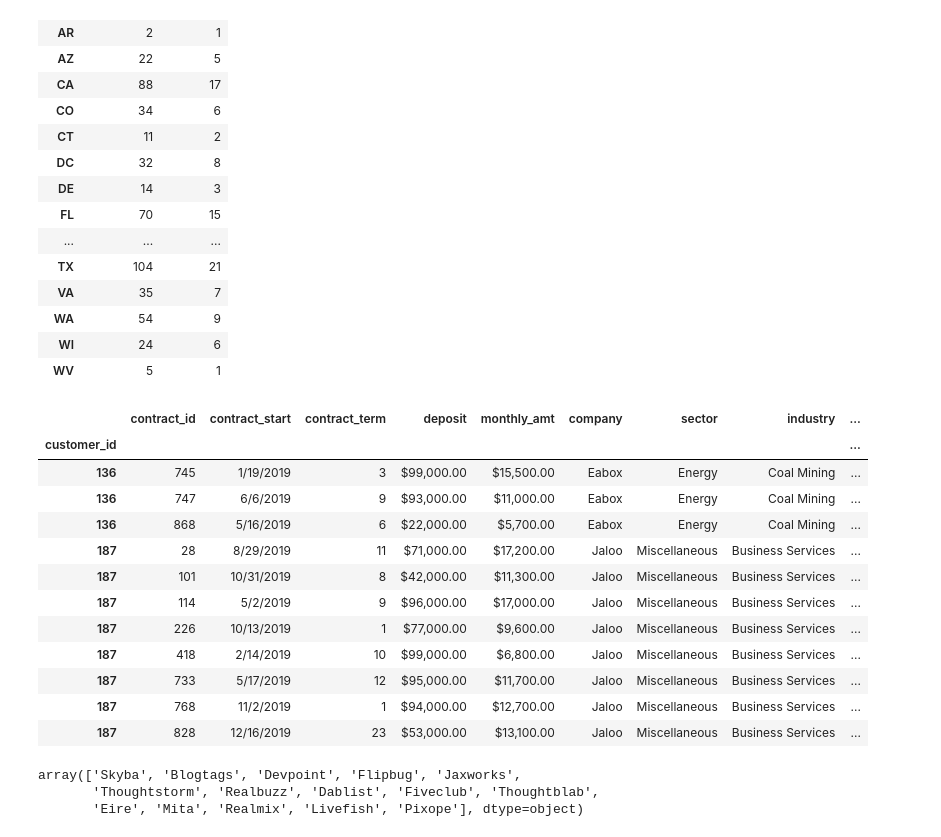
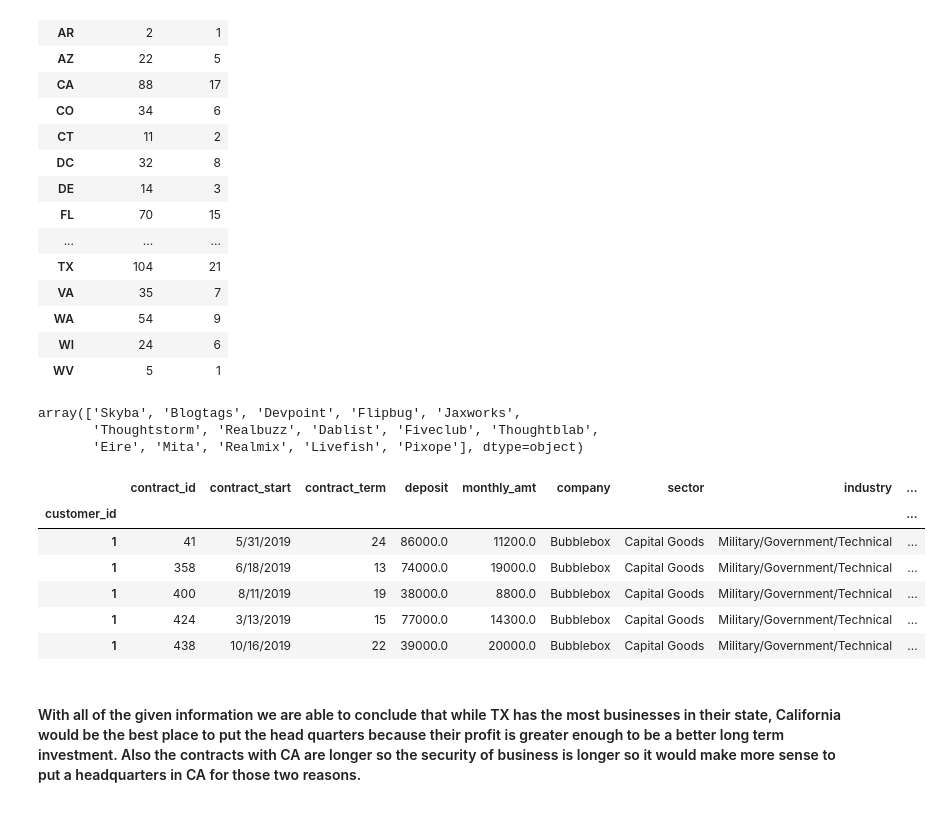
Before and after one commit to sg1180/jupyter_notebooks, a Jupyter notebook: consulting_analysis/notebooks/ind_project.ipynb, the cells around one changed output. Saved outputs shown, nothing was run; the diff lists cells and outputs as text; code cells hidden in the pictures.

```diff
--- a/consulting_analysis/notebooks/ind_project.ipynb
+++ b/consulting_analysis/notebooks/ind_project.ipynb
@@ -95,25 +163,22 @@ df.groupby('state').agg({'contract_id':'count', 'company':pd.Series.nunique})
 | WA | 54 | 9 |
 | WI | 24 | 6 |
 | WV | 5 | 1 |
-# %%
-df.loc[df['state'] == 'CT']
-# %% [output]
-|  | contract_id | contract_start | contract_term | deposit | monthly_amt | company | sector | industry | ... |
-| customer_id |  |  |  |  |  |  |  |  | ... |
-| 136 | 745 | 1/19/2019 | 3 | $99,000.00 | $15,500.00 | Eabox | Energy | Coal Mining | ... |
-| 136 | 747 | 6/6/2019 | 9 | $93,000.00 | $11,000.00 | Eabox | Energy | Coal Mining | ... |
-| 136 | 868 | 5/16/2019 | 6 | $22,000.00 | $5,700.00 | Eabox | Energy | Coal Mining | ... |
-| 187 | 28 | 8/29/2019 | 11 | $71,000.00 | $17,200.00 | Jaloo | Miscellaneous | Business Services | ... |
-| 187 | 101 | 10/31/2019 | 8 | $42,000.00 | $11,300.00 | Jaloo | Miscellaneous | Business Services | ... |
-| 187 | 114 | 5/2/2019 | 9 | $96,000.00 | $17,000.00 | Jaloo | Miscellaneous | Business Services | ... |
-| 187 | 226 | 10/13/2019 | 1 | $77,000.00 | $9,600.00 | Jaloo | Miscellaneous | Business Services | ... |
-| 187 | 418 | 2/14/2019 | 10 | $99,000.00 | $6,800.00 | Jaloo | Miscellaneous | Business Services | ... |
-| 187 | 733 | 5/17/2019 | 12 | $95,000.00 | $11,700.00 | Jaloo | Miscellaneous | Business Services | ... |
-| 187 | 768 | 11/2/2019 | 1 | $94,000.00 | $12,700.00 | Jaloo | Miscellaneous | Business Services | ... |
-| 187 | 828 | 12/16/2019 | 23 | $53,000.00 | $13,100.00 | Jaloo | Miscellaneous | Business Services | ... |
 # %%
 df.loc[df['state'] == 'FL', 'company'].unique()
 # %% [output]
 array(['Skyba', 'Blogtags', 'Devpoint', 'Flipbug', 'Jaxworks',
        'Thoughtstorm', 'Realbuzz', 'Dablist', 'Fiveclub', 'Thoughtblab',
        'Eire', 'Mita', 'Realmix', 'Livefish', 'Pixope'], dtype=object)
+# %%
+df['contract_amount'] = df['deposit']+ (df['contract_term'] * df['monthly_amt'])
+df.head()
+# %% [output]
+|  | contract_id | contract_start | contract_term | deposit | monthly_amt | company | sector | industry | ... |
+| customer_id |  |  |  |  |  |  |  |  | ... |
+| 1 | 41 | 5/31/2019 | 24 | 86000.0 | 11200.0 | Bubblebox | Capital Goods | Military/Government/Technical | ... |
+| 1 | 358 | 6/18/2019 | 13 | 74000.0 | 19000.0 | Bubblebox | Capital Goods | Military/Government/Technical | ... |
+| 1 | 400 | 8/11/2019 | 19 | 38000.0 | 8800.0 | Bubblebox | Capital Goods | Military/Government/Technical | ... |
+| 1 | 424 | 3/13/2019 | 15 | 77000.0 | 14300.0 | Bubblebox | Capital Goods | Military/Government/Technical | ... |
+| 1 | 438 | 10/16/2019 | 22 | 39000.0 | 20000.0 | Bubblebox | Capital Goods | Military/Government/Technical | ... |
+# %% [markdown]
+#### With all of the given information we are able to conclude that while TX has the most businesses in their state, California would be the best place to put the head quarters because their profit is greater enough to be a better long term investment. Also the contracts with CA are longer so the security of business is longer so it would make more sense to put a headquarters in CA for those two reasons.
```
Also changed, not shown: parts of 16 cells of this notebook.
